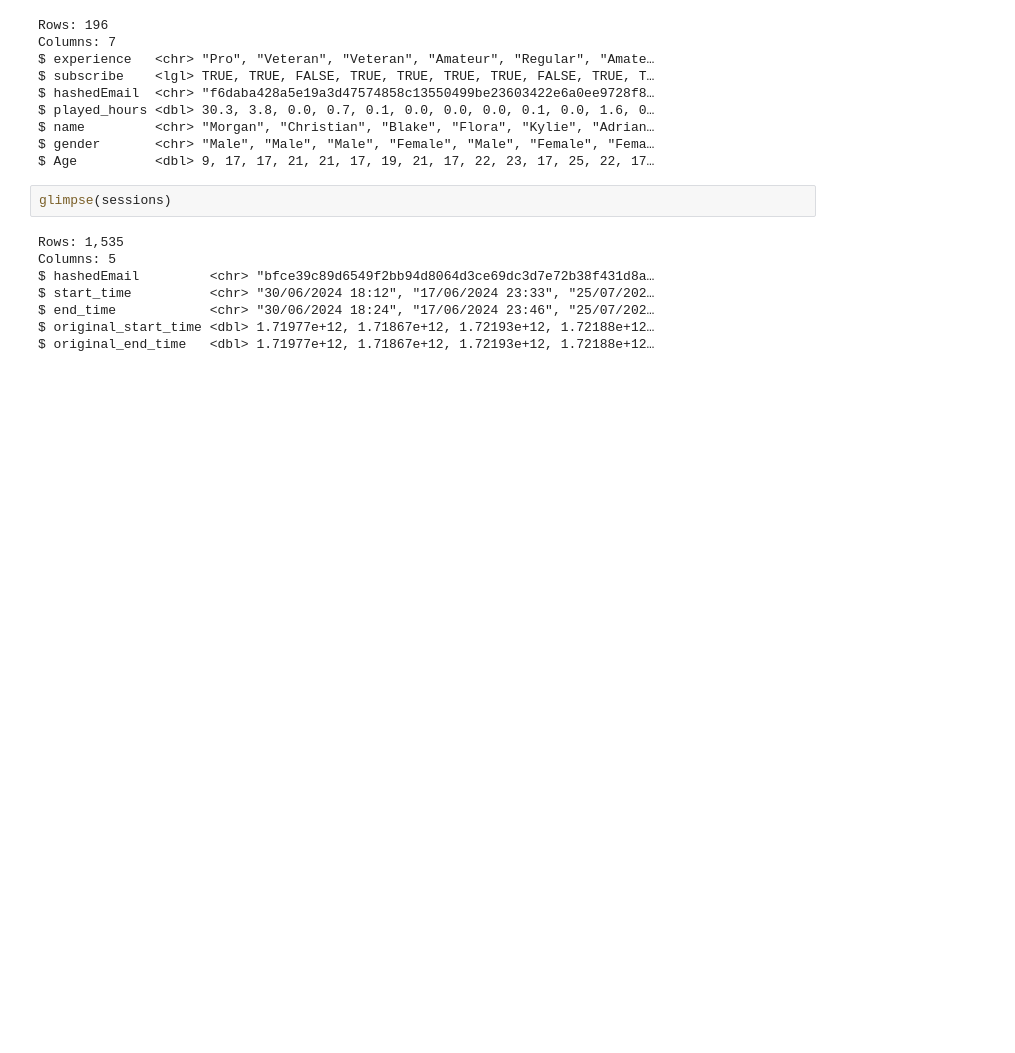
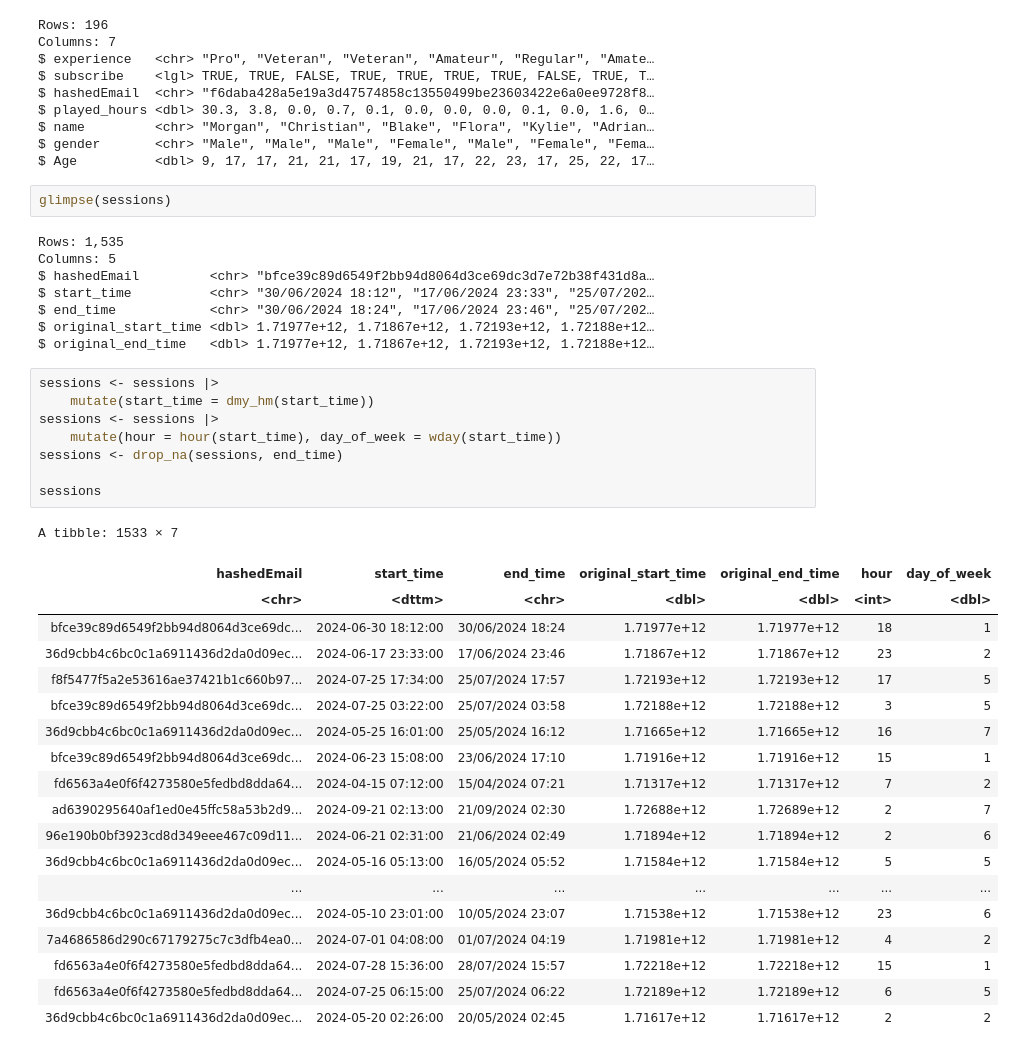
Before and after one commit to anderpudding/dsci-project-005-16, a Jupyter notebook: test.ipynb, the cells around one changed output. Drawn from its saved outputs; the diff is of its cells as text; blank space fills up the shorter version.

```diff
--- a/test.ipynb
+++ b/test.ipynb
@@ -54,3 +54,31 @@ $ start_time          <chr> "30/06/2024 18:12", "17/06/2024 23:33", "25/07/202
 $ end_time            <chr> "30/06/2024 18:24", "17/06/2024 23:46", "25/07/202…
 $ original_start_time <dbl> 1.71977e+12, 1.71867e+12, 1.72193e+12, 1.72188e+12…
 $ original_end_time   <dbl> 1.71977e+12, 1.71867e+12, 1.72193e+12, 1.72188e+12…
+# %%
+sessions <- sessions |>
+    mutate(start_time = dmy_hm(start_time))
+sessions <- sessions |>
+    mutate(hour = hour(start_time), day_of_week = wday(start_time))
+sessions <- drop_na(sessions, end_time)
+
+sessions
+# %% [output]
+A tibble: 1533 × 7
+| hashedEmail | start_time | end_time | original_start_time | original_end_time | hour | day_of_week |
+| <chr> | <dttm> | <chr> | <dbl> | <dbl> | <int> | <dbl> |
+| bfce39c89d6549f2bb94d8064d3ce69dc... | 2024-06-30 18:12:00 | 30/06/2024 18:24 | 1.71977e+12 | 1.71977e+12 | 18 | 1 |
+| 36d9cbb4c6bc0c1a6911436d2da0d09ec... | 2024-06-17 23:33:00 | 17/06/2024 23:46 | 1.71867e+12 | 1.71867e+12 | 23 | 2 |
+| f8f5477f5a2e53616ae37421b1c660b97... | 2024-07-25 17:34:00 | 25/07/2024 17:57 | 1.72193e+12 | 1.72193e+12 | 17 | 5 |
+| bfce39c89d6549f2bb94d8064d3ce69dc... | 2024-07-25 03:22:00 | 25/07/2024 03:58 | 1.72188e+12 | 1.72188e+12 | 3 | 5 |
+| 36d9cbb4c6bc0c1a6911436d2da0d09ec... | 2024-05-25 16:01:00 | 25/05/2024 16:12 | 1.71665e+12 | 1.71665e+12 | 16 | 7 |
+| bfce39c89d6549f2bb94d8064d3ce69dc... | 2024-06-23 15:08:00 | 23/06/2024 17:10 | 1.71916e+12 | 1.71916e+12 | 15 | 1 |
+| fd6563a4e0f6f4273580e5fedbd8dda64... | 2024-04-15 07:12:00 | 15/04/2024 07:21 | 1.71317e+12 | 1.71317e+12 | 7 | 2 |
+| ad6390295640af1ed0e45ffc58a53b2d9... | 2024-09-21 02:13:00 | 21/09/2024 02:30 | 1.72688e+12 | 1.72689e+12 | 2 | 7 |
+| 96e190b0bf3923cd8d349eee467c09d11... | 2024-06-21 02:31:00 | 21/06/2024 02:49 | 1.71894e+12 | 1.71894e+12 | 2 | 6 |
+| 36d9cbb4c6bc0c1a6911436d2da0d09ec... | 2024-05-16 05:13:00 | 16/05/2024 05:52 | 1.71584e+12 | 1.71584e+12 | 5 | 5 |
+| ... | ... | ... | ... | ... | ... | ... |
+| 36d9cbb4c6bc0c1a6911436d2da0d09ec... | 2024-05-10 23:01:00 | 10/05/2024 23:07 | 1.71538e+12 | 1.71538e+12 | 23 | 6 |
+| 7a4686586d290c67179275c7c3dfb4ea0... | 2024-07-01 04:08:00 | 01/07/2024 04:19 | 1.71981e+12 | 1.71981e+12 | 4 | 2 |
+| fd6563a4e0f6f4273580e5fedbd8dda64... | 2024-07-28 15:36:00 | 28/07/2024 15:57 | 1.72218e+12 | 1.72218e+12 | 15 | 1 |
+| fd6563a4e0f6f4273580e5fedbd8dda64... | 2024-07-25 06:15:00 | 25/07/2024 06:22 | 1.72189e+12 | 1.72189e+12 | 6 | 5 |
+| 36d9cbb4c6bc0c1a6911436d2da0d09ec... | 2024-05-20 02:26:00 | 20/05/2024 02:45 | 1.71617e+12 | 1.71617e+12 | 2 | 2 |
```
Also changed, not shown: parts of 3 cells of this notebook.
